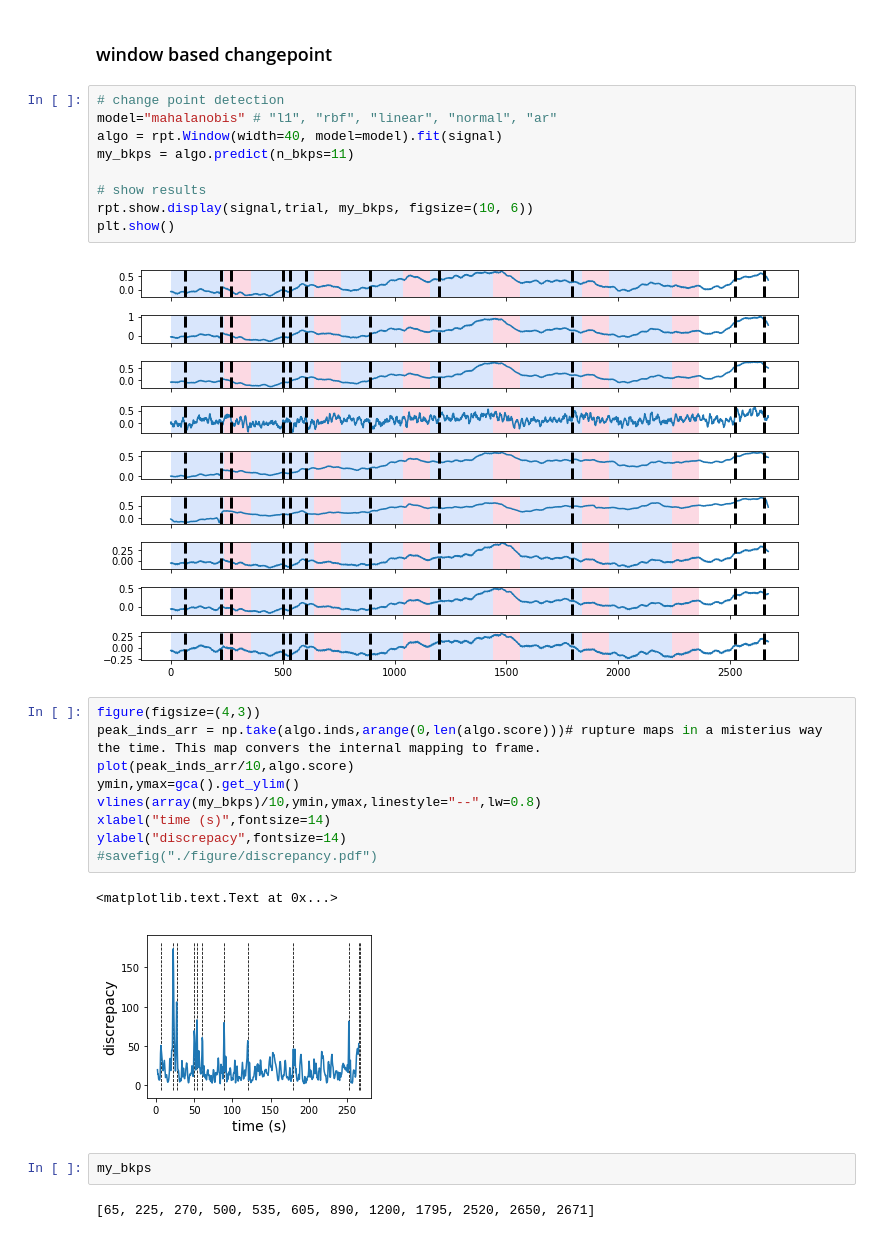
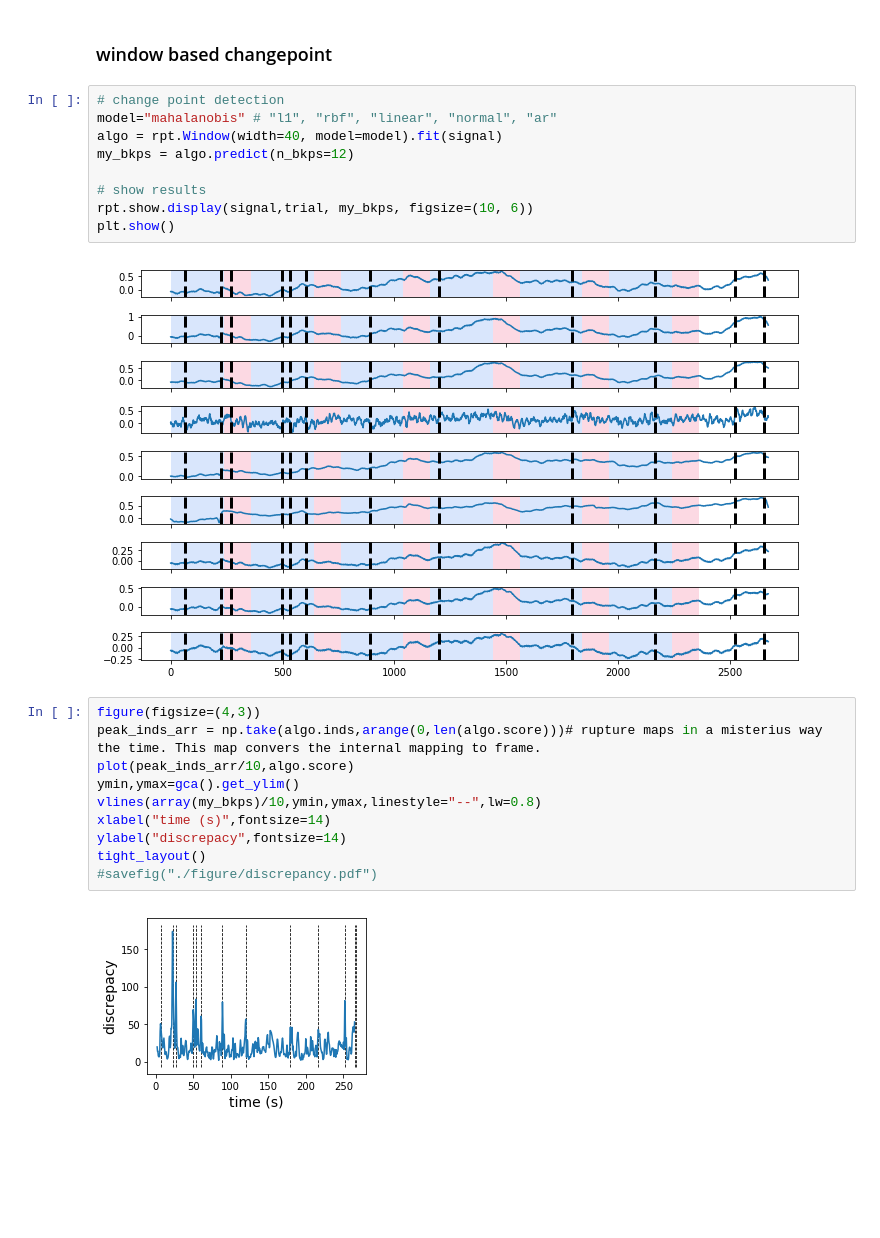
Before and after one commit to g-torr/data-driven, a Jupyter notebook: multiple_changepoint.ipynb, the cells around one changed output. Drawn from its saved outputs; the diff is of its cells as text; blank space fills up the shorter version.

```diff
--- a/multiple_changepoint.ipynb
+++ b/multiple_changepoint.ipynb
@@ -64,26 +61,22 @@ tight_layout()
 # change point detection
 model="mahalanobis" # "l1", "rbf", "linear", "normal", "ar"
 algo = rpt.Window(width=40, model=model).fit(signal)
-my_bkps = algo.predict(n_bkps=11)
+my_bkps = algo.predict(n_bkps=12)
 
 # show results
 rpt.show.display(signal,trial, my_bkps, figsize=(10, 6))
 plt.show()
 # %% [output]
-[figure, old version]
+[figure, new version]
 # %%
 figure(figsize=(4,3))
 peak_inds_arr = np.take(algo.inds,arange(0,len(algo.score)))# rupture maps in a misterius way the time. This map convers the internal mapping to frame.
 plot(peak_inds_arr/10,algo.score)
 ymin,ymax=gca().get_ylim()
 vlines(array(my_bkps)/10,ymin,ymax,linestyle="--",lw=0.8)
 xlabel("time (s)",fontsize=14)
 ylabel("discrepacy",fontsize=14)
+tight_layout()
 #savefig("./figure/discrepancy.pdf")
 # %% [output]
-<matplotlib.text.Text at 0x...>
-[figure, old version]
+[figure, new version]
-# %%
-my_bkps
-# %% [output]
-[65, 225, 270, 500, 535, 605, 890, 1200, 1795, 2520, 2650, 2671]
```
Also changed, not shown: parts of 10 cells of this notebook, 6 other files.
